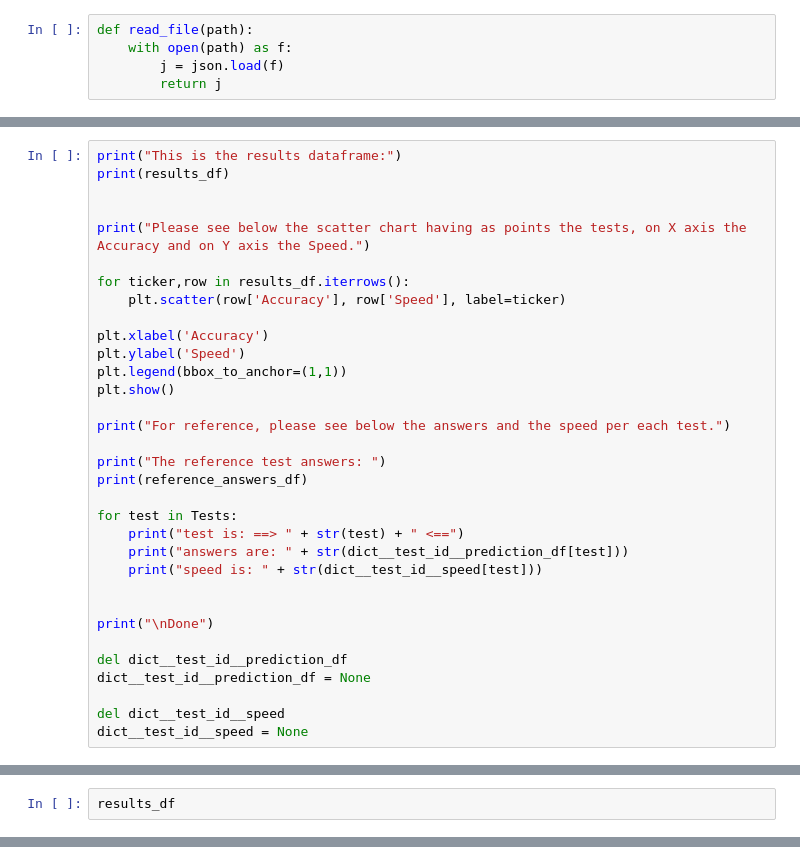
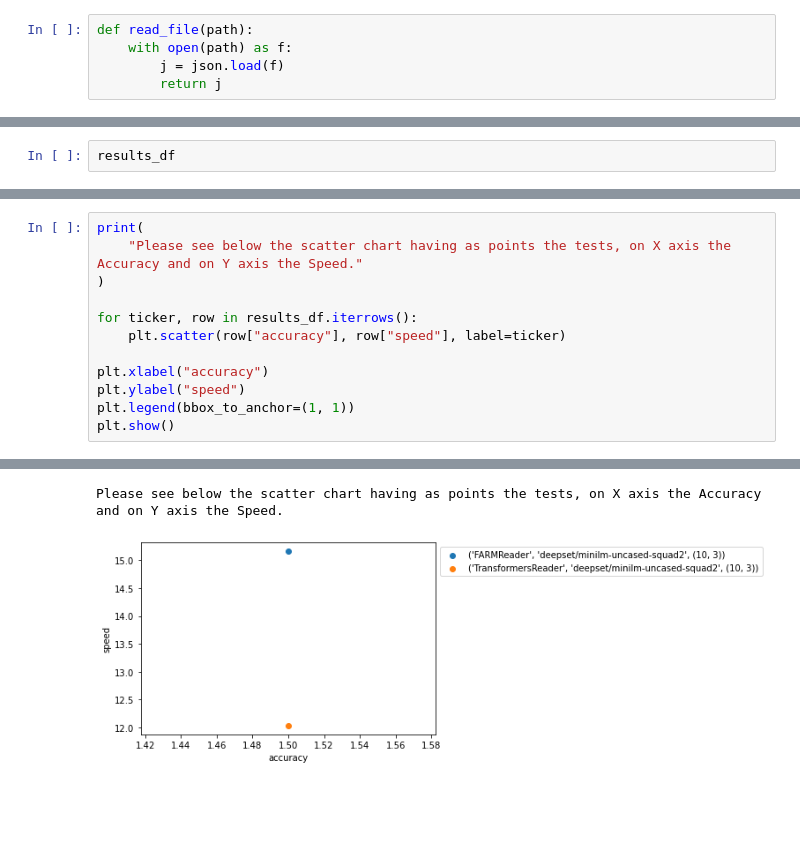
Before and after one commit to eea/nlp-service, a Jupyter notebook: notebooks/QA-Transformer vs FARMReader.ipynb, the cells around one changed output, grey strips where cells are left out. Drawn from its saved outputs; the diff is of its cells as text; blank space fills up the shorter version.

```diff
--- a/notebooks/QA-Transformer vs FARMReader.ipynb
+++ b/notebooks/QA-Transformer vs FARMReader.ipynb
@@ -306,34 +279,3 @@ INFO - haystack.modeling.utils -  Number of GPUs: 0
 # %%
-print("This is the results dataframe:")
-print(results_df)
-
-
-print("Please see below the scatter chart having as points the tests, on X axis the Accuracy and on Y axis the Speed.")
-
-for ticker,row in results_df.iterrows():
-    plt.scatter(row['Accuracy'], row['Speed'], label=ticker)
-
-plt.xlabel('Accuracy')
-plt.ylabel('Speed')
-plt.legend(bbox_to_anchor=(1,1))
-plt.show()
-
-print("For reference, please see below the answers and the speed per each test.")
-
-print("The reference test answers: ")
-print(reference_answers_df)
-
-for test in Tests:
-    print("test is: ==> " + str(test) + " <==")
-    print("answers are: " + str(dict__test_id__prediction_df[test]))
-    print("speed is: " + str(dict__test_id__speed[test]))
-
-
-print("\nDone")
-
-del dict__test_id__prediction_df
-dict__test_id__prediction_df = None
-
-del dict__test_id__speed
-dict__test_id__speed = None
+results_df
 # %% [output]
@@ -375,3 +285,13 @@ Done
 # %%
-results_df
+print(
+    "Please see below the scatter chart having as points the tests, on X axis the Accuracy and on Y axis the Speed."
+)
+
+for ticker, row in results_df.iterrows():
+    plt.scatter(row["accuracy"], row["speed"], label=ticker)
+
+plt.xlabel("accuracy")
+plt.ylabel("speed")
+plt.legend(bbox_to_anchor=(1, 1))
+plt.show()
 # %% [output]
@@ -390,0 +298,2 @@ results_df
+Please see below the scatter chart having as points the tests, on X axis the Accuracy and on Y axis the Speed.
+[figure, added]
```
Also changed, not shown: parts of 18 cells of this notebook.
